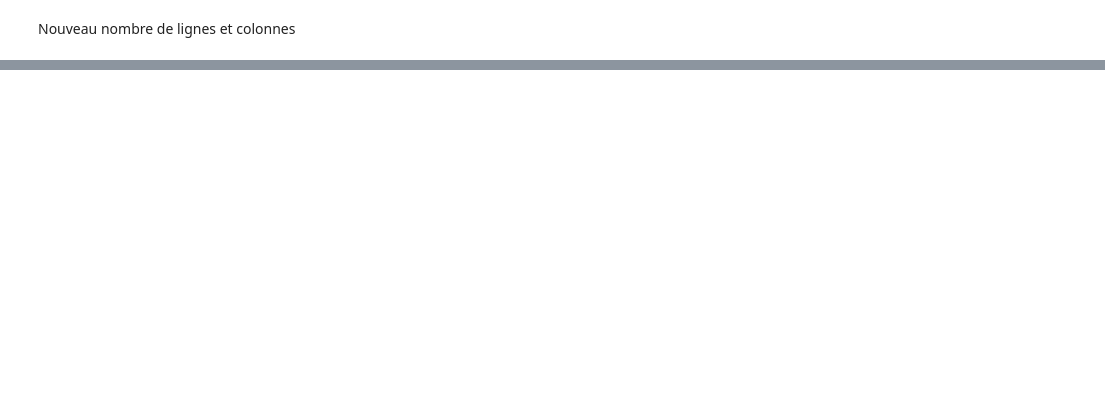
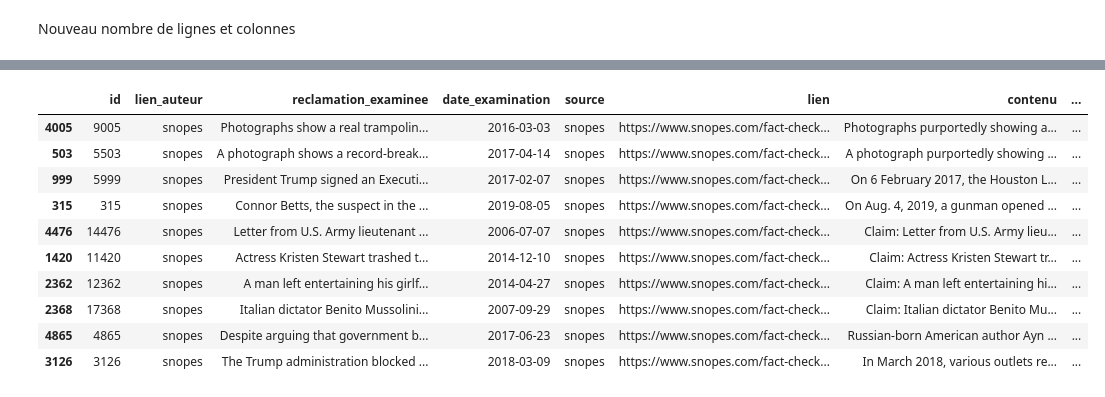
Before and after one commit to MassiBelaid/projetScienceDonnees, a Jupyter notebook: projet.ipynb, the cells around one changed output, grey strips where cells are left out. Drawn from its saved outputs; the diff is of its cells as text; code cells hidden in the pictures; blank space fills up the shorter version.

```diff
--- a/projet.ipynb
+++ b/projet.ipynb
@@ -35,6 +51,0 @@ df = df.drop(df.columns[[6, 7]], axis='columns')
-# %%
-df = df.drop(df.columns[[6, 8]], axis='columns')
-# %%
-df = df.drop(df.columns[[14, 15]], axis='columns')
-# %%
-df = df.drop(df.columns[[14]], axis='columns')
@@ -55,0 +169,2 @@ display(df.shape)
+# %%
+df.drop_duplicates(subset=["lien_auteur","contenu"],keep='first', inplace=True)
@@ -55,0 +223,14 @@ display(df.shape)
+# %%
+display(df.sample(10))
+# %% [output]
+|  | id | lien_auteur | reclamation_examinee | date_examination | source | lien | contenu | ... |
+| 4005 | 9005 | snopes | Photographs show a real trampolin... | 2016-03-03 | snopes | https://www.snopes.com/fact-check... | Photographs purportedly showing a... | ... |
+| 503 | 5503 | snopes | A photograph shows a record-break... | 2017-04-14 | snopes | https://www.snopes.com/fact-check... | A photograph purportedly showing ... | ... |
+| 999 | 5999 | snopes | President Trump signed an Executi... | 2017-02-07 | snopes | https://www.snopes.com/fact-check... | On 6 February 2017, the Houston L... | ... |
+| 315 | 315 | snopes | Connor Betts, the suspect in the ... | 2019-08-05 | snopes | https://www.snopes.com/fact-check... | On Aug. 4, 2019, a gunman opened ... | ... |
+| 4476 | 14476 | snopes | Letter from U.S. Army lieutenant ... | 2006-07-07 | snopes | https://www.snopes.com/fact-check... | Claim: Letter from U.S. Army lieu... | ... |
+| 1420 | 11420 | snopes | Actress Kristen Stewart trashed t... | 2014-12-10 | snopes | https://www.snopes.com/fact-check... | Claim: Actress Kristen Stewart tr... | ... |
+| 2362 | 12362 | snopes | A man left entertaining his girlf... | 2014-04-27 | snopes | https://www.snopes.com/fact-check... | Claim: A man left entertaining hi... | ... |
+| 2368 | 17368 | snopes | Italian dictator Benito Mussolini... | 2007-09-29 | snopes | https://www.snopes.com/fact-check... | Claim: Italian dictator Benito Mu... | ... |
+| 4865 | 4865 | snopes | Despite arguing that government b... | 2017-06-23 | snopes | https://www.snopes.com/fact-check... | Russian-born American author Ayn ... | ... |
+| 3126 | 3126 | snopes | The Trump administration blocked ... | 2018-03-09 | snopes | https://www.snopes.com/fact-check... | In March 2018, various outlets re... | ... |
```
Also changed, not shown: parts of 14 cells of this notebook.
